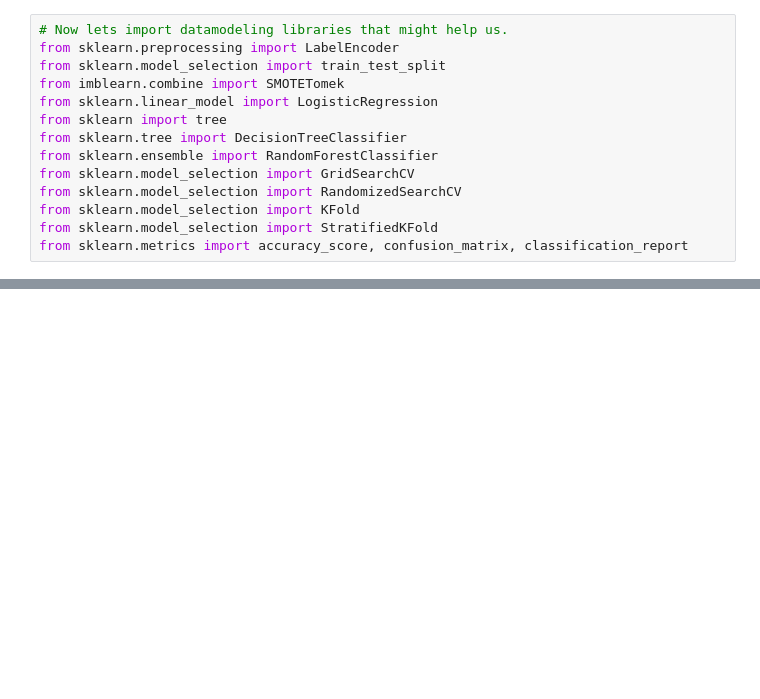
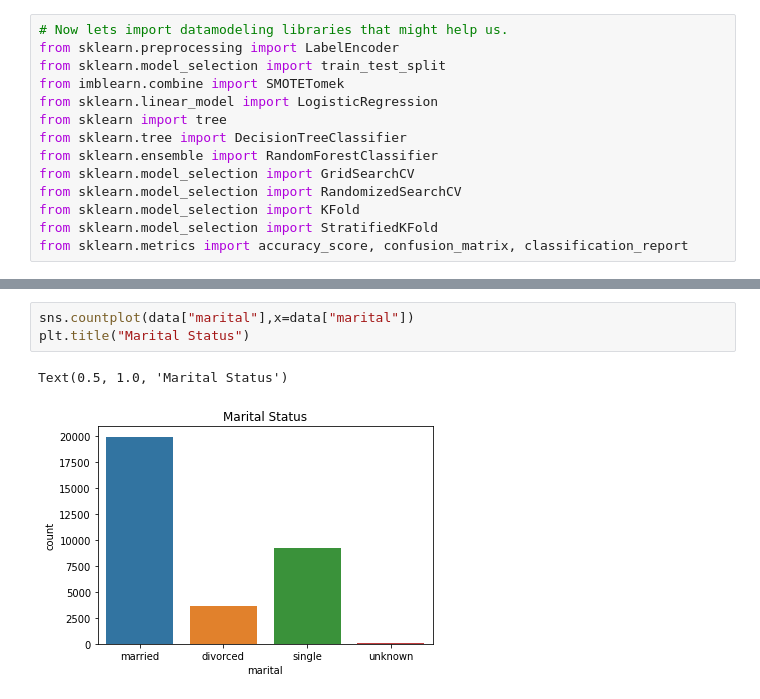
Before and after one commit to JBarillas/MachineLearningModels-2021, a Jupyter notebook: Project1/Project1.ipynb, the cells around one changed output, grey strips where cells are left out. Saved outputs shown, nothing was run; the diff lists cells and outputs as text; blank space fills up the shorter version.

```diff
--- a/Project1/Project1.ipynb
+++ b/Project1/Project1.ipynb
@@ -48,0 +157,6 @@ from sklearn.metrics import accuracy_score, confusion_matrix, classification_rep
+# %%
+sns.countplot(data["marital"],x=data["marital"])
+plt.title("Marital Status")
+# %% [output]
+Text(0.5, 1.0, 'Marital Status')
+[figure, added]
```
Also changed, not shown: parts of 49 cells of this notebook, 9 other files.
